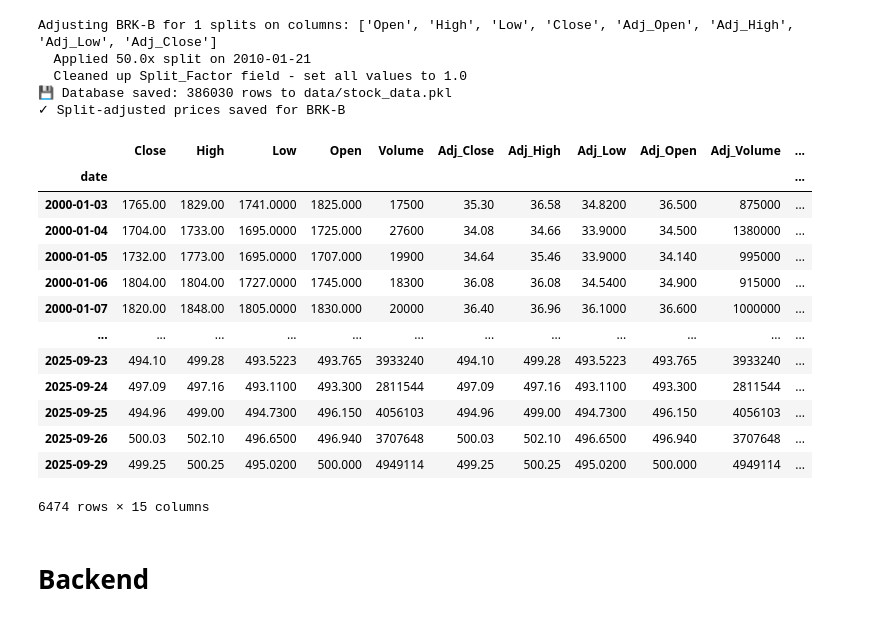
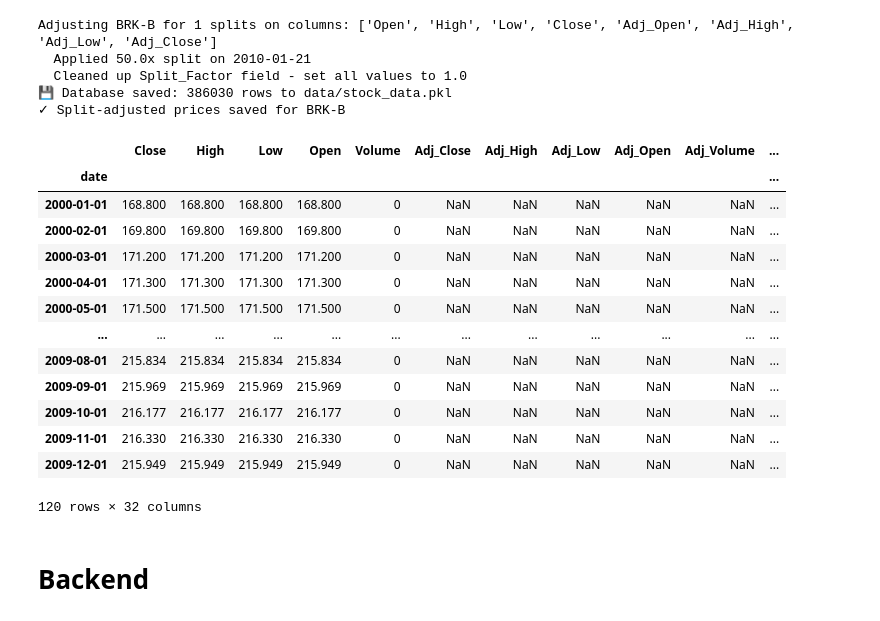
Before and after one commit to farrellsc/StockAnalysis, a Jupyter notebook: playground.ipynb, the cells around one changed output. Drawn from its saved outputs; the diff is of its cells as text; code cells hidden in the pictures.

```diff
--- a/playground.ipynb
+++ b/playground.ipynb
@@ -174,20 +214,20 @@ Adjusting BRK-B for 1 splits on columns: ['Open', 'High', 'Low', 'Close', 'Adj_O
 # %%
-db.query(symbol='BRK-B')
+db.query(symbol='cpi_inflation')
 # %% [output]
 |  | Close | High | Low | Open | Volume | Adj_Close | Adj_High | Adj_Low | Adj_Open | Adj_Volume | ... |
 | date |  |  |  |  |  |  |  |  |  |  | ... |
-| 2000-01-03 | 1765.00 | 1829.00 | 1741.0000 | 1825.000 | 17500 | 35.30 | 36.58 | 34.8200 | 36.500 | 875000 | ... |
-| 2000-01-04 | 1704.00 | 1733.00 | 1695.0000 | 1725.000 | 27600 | 34.08 | 34.66 | 33.9000 | 34.500 | 1380000 | ... |
-| 2000-01-05 | 1732.00 | 1773.00 | 1695.0000 | 1707.000 | 19900 | 34.64 | 35.46 | 33.9000 | 34.140 | 995000 | ... |
-| 2000-01-06 | 1804.00 | 1804.00 | 1727.0000 | 1745.000 | 18300 | 36.08 | 36.08 | 34.5400 | 34.900 | 915000 | ... |
-| 2000-01-07 | 1820.00 | 1848.00 | 1805.0000 | 1830.000 | 20000 | 36.40 | 36.96 | 36.1000 | 36.600 | 1000000 | ... |
+| 2000-01-01 | 168.800 | 168.800 | 168.800 | 168.800 | 0 | NaN | NaN | NaN | NaN | NaN | ... |
+| 2000-02-01 | 169.800 | 169.800 | 169.800 | 169.800 | 0 | NaN | NaN | NaN | NaN | NaN | ... |
+| 2000-03-01 | 171.200 | 171.200 | 171.200 | 171.200 | 0 | NaN | NaN | NaN | NaN | NaN | ... |
+| 2000-04-01 | 171.300 | 171.300 | 171.300 | 171.300 | 0 | NaN | NaN | NaN | NaN | NaN | ... |
+| 2000-05-01 | 171.500 | 171.500 | 171.500 | 171.500 | 0 | NaN | NaN | NaN | NaN | NaN | ... |
 | ... | ... | ... | ... | ... | ... | ... | ... | ... | ... | ... | ... |
-| 2025-09-23 | 494.10 | 499.28 | 493.5223 | 493.765 | 3933240 | 494.10 | 499.28 | 493.5223 | 493.765 | 3933240 | ... |
-| 2025-09-24 | 497.09 | 497.16 | 493.1100 | 493.300 | 2811544 | 497.09 | 497.16 | 493.1100 | 493.300 | 2811544 | ... |
-| 2025-09-25 | 494.96 | 499.00 | 494.7300 | 496.150 | 4056103 | 494.96 | 499.00 | 494.7300 | 496.150 | 4056103 | ... |
-| 2025-09-26 | 500.03 | 502.10 | 496.6500 | 496.940 | 3707648 | 500.03 | 502.10 | 496.6500 | 496.940 | 3707648 | ... |
-| 2025-09-29 | 499.25 | 500.25 | 495.0200 | 500.000 | 4949114 | 499.25 | 500.25 | 495.0200 | 500.000 | 4949114 | ... |
+| 2009-08-01 | 215.834 | 215.834 | 215.834 | 215.834 | 0 | NaN | NaN | NaN | NaN | NaN | ... |
+| 2009-09-01 | 215.969 | 215.969 | 215.969 | 215.969 | 0 | NaN | NaN | NaN | NaN | NaN | ... |
+| 2009-10-01 | 216.177 | 216.177 | 216.177 | 216.177 | 0 | NaN | NaN | NaN | NaN | NaN | ... |
+| 2009-11-01 | 216.330 | 216.330 | 216.330 | 216.330 | 0 | NaN | NaN | NaN | NaN | NaN | ... |
+| 2009-12-01 | 215.949 | 215.949 | 215.949 | 215.949 | 0 | NaN | NaN | NaN | NaN | NaN | ... |
-6474 rows × 15 columns
+120 rows × 32 columns
 # %% [markdown]
 # Backend
 # %%
```
Also changed, not shown: parts of 7 cells of this notebook, 1 other file.
